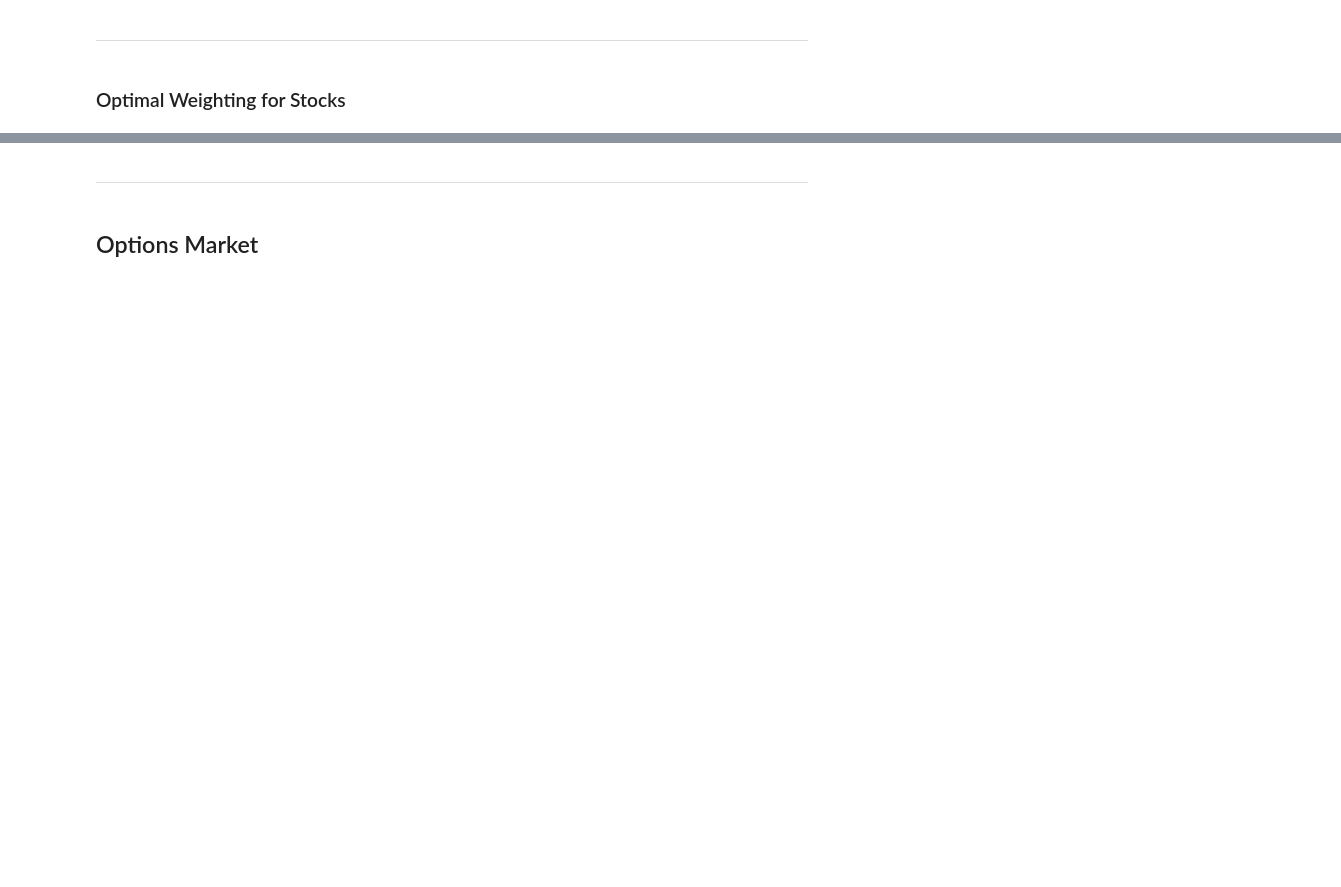
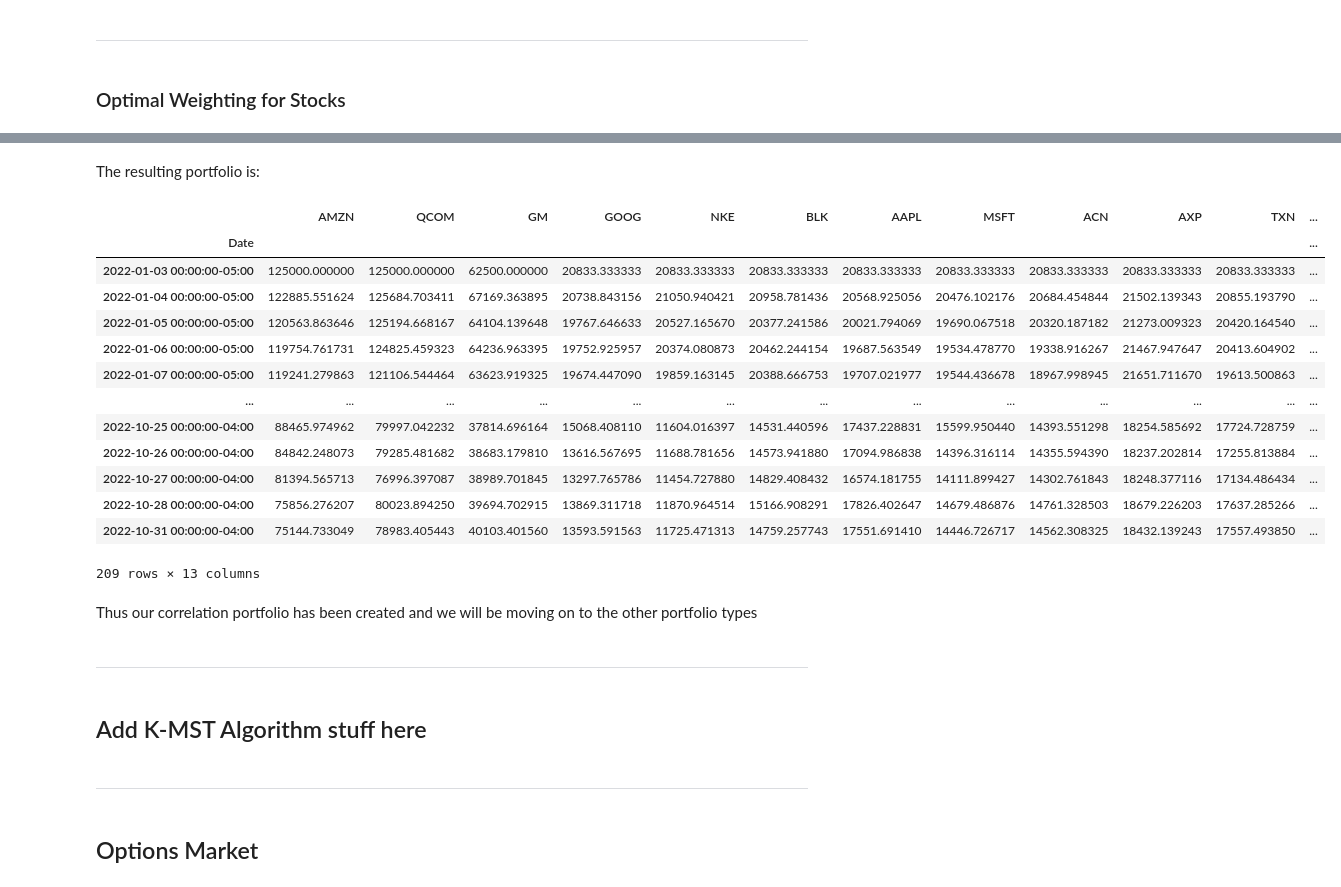
Before and after one commit to rehan-anjum/financial-portfolio-generator, a Jupyter notebook: Team_XX_Assignment.ipynb, the cells around one changed output, grey strips where cells are left out. Saved outputs shown, nothing was run; the diff lists cells and outputs as text; code cells hidden in the pictures; blank space fills up the shorter version.

```diff
--- a/Team_XX_Assignment.ipynb
+++ b/Team_XX_Assignment.ipynb
@@ -219,0 +288,14 @@ while (num_stocks != 0):
+# %%
+
+# Setting up correlation dictionary for all tickers
+corr_dict = {}
+
+# Calculating correlation
+for ticker in tickers:
+    stock_return = tickers_hist[ticker]['Close'].pct_change()
+    corr = pd.DataFrame({ticker: stock_return, 'S&P 500': market_return}).corr().loc[ticker, 'S&P 500']
+    corr_dict[ticker] = corr
+
+# Creating correlation dataframe for all tickers
+corr_df = pd.DataFrame(corr_dict.items(), columns=['Ticker', 'Correlation'])
+corr_df.sort_values(by=['Correlation'], ascending=False, ignore_index=True, inplace=True)
@@ -219,0 +338,9 @@ while (num_stocks != 0):
+# %%
+corr_high_mean = corr_df.head(12)['Correlation'].mean()
+corr_low_mean = corr_df.tail(12)['Correlation'].mean()
+
+# Getting the list with a higher correlation on average
+if (corr_high_mean > corr_low_mean):
+    corr_tickers = list(corr_df.head(12)['Ticker'])
+else:
+    corr_tickers = list(corr_df.tail(12)['Ticker'])
@@ -219,0 +353,9 @@ while (num_stocks != 0):
+# %%
+# Getting the beta of each stock from our correlation tickers and sorting them from highest to lowest
+corr_df = pd.DataFrame(corr_tickers, columns = ['Ticker'])
+corr_df['Beta'] = corr_df['Ticker'].replace(beta_dict)
+
+corr_df.sort_values(by = ['Beta'], ascending=False, ignore_index = True, inplace = True)
+corr_tickers = list(corr_df['Ticker']) # reorganizing the list so that the highest betas come first
+corr_beta = corr_df['Beta'].mean()
+final_betas['Correlation'] = corr_beta
@@ -219,0 +382,4 @@ while (num_stocks != 0):
+# %%
+corr_df = num_stocks(corr_tickers)
+portfolio_candidates["Correlation"] = corr_df
+display(corr_df)
@@ -220,3 +400,29 @@ while (num_stocks != 0):
+# %% [markdown]
+The resulting portfolio is:
+# %%
+corr_portfolio = generate_combined_portfolio(corr_df)
+display(corr_portfolio)
+# %% [output]
+|  | AMZN | QCOM | GM | GOOG | NKE | BLK | AAPL | MSFT | ACN | AXP | TXN | ... |
+| Date |  |  |  |  |  |  |  |  |  |  |  | ... |
+| 2022-01-03 00:00:00-05:00 | 125000.000000 | 125000.000000 | 62500.000000 | 20833.333333 | 20833.333333 | 20833.333333 | 20833.333333 | 20833.333333 | 20833.333333 | 20833.333333 | 20833.333333 | ... |
+| 2022-01-04 00:00:00-05:00 | 122885.551624 | 125684.703411 | 67169.363895 | 20738.843156 | 21050.940421 | 20958.781436 | 20568.925056 | 20476.102176 | 20684.454844 | 21502.139343 | 20855.193790 | ... |
+| 2022-01-05 00:00:00-05:00 | 120563.863646 | 125194.668167 | 64104.139648 | 19767.646633 | 20527.165670 | 20377.241586 | 20021.794069 | 19690.067518 | 20320.187182 | 21273.009323 | 20420.164540 | ... |
+| 2022-01-06 00:00:00-05:00 | 119754.761731 | 124825.459323 | 64236.963395 | 19752.925957 | 20374.080873 | 20462.244154 | 19687.563549 | 19534.478770 | 19338.916267 | 21467.947647 | 20413.604902 | ... |
+| 2022-01-07 00:00:00-05:00 | 119241.279863 | 121106.544464 | 63623.919325 | 19674.447090 | 19859.163145 | 20388.666753 | 19707.021977 | 19544.436678 | 18967.998945 | 21651.711670 | 19613.500863 | ... |
+| ... | ... | ... | ... | ... | ... | ... | ... | ... | ... | ... | ... | ... |
+| 2022-10-25 00:00:00-04:00 | 88465.974962 | 79997.042232 | 37814.696164 | 15068.408110 | 11604.016397 | 14531.440596 | 17437.228831 | 15599.950440 | 14393.551298 | 18254.585692 | 17724.728759 | ... |
+| 2022-10-26 00:00:00-04:00 | 84842.248073 | 79285.481682 | 38683.179810 | 13616.567695 | 11688.781656 | 14573.941880 | 17094.986838 | 14396.316114 | 14355.594390 | 18237.202814 | 17255.813884 | ... |
+| 2022-10-27 00:00:00-04:00 | 81394.565713 | 76996.397087 | 38989.701845 | 13297.765786 | 11454.727880 | 14829.408432 | 16574.181755 | 14111.899427 | 14302.761843 | 18248.377116 | 17134.486434 | ... |
+| 2022-10-28 00:00:00-04:00 | 75856.276207 | 80023.894250 | 39694.702915 | 13869.311718 | 11870.964514 | 15166.908291 | 17826.402647 | 14679.486876 | 14761.328503 | 18679.226203 | 17637.285266 | ... |
+| 2022-10-31 00:00:00-04:00 | 75144.733049 | 78983.405443 | 40103.401560 | 13593.591563 | 11725.471313 | 14759.257743 | 17551.691410 | 14446.726717 | 14562.308325 | 18432.139243 | 17557.493850 | ... |
+209 rows × 13 columns
+# %% [markdown]
+Thus our correlation portfolio has been created and we will be moving on to the other portfolio types
+# %% [markdown]
+---
+# %% [markdown]
+## Add K-MST Algorithm stuff here
 # %% [markdown]
 ---
 # %% [markdown]
```
Also changed, not shown: parts of 59 cells of this notebook, 1 other file.
